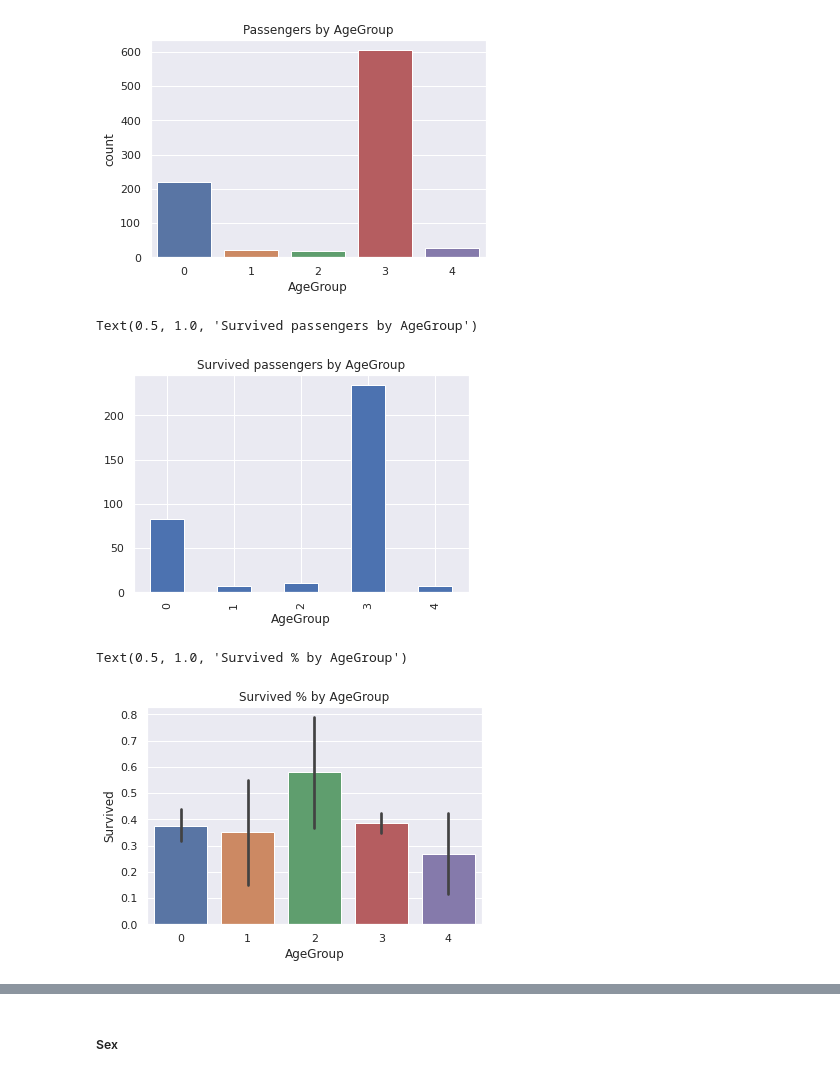
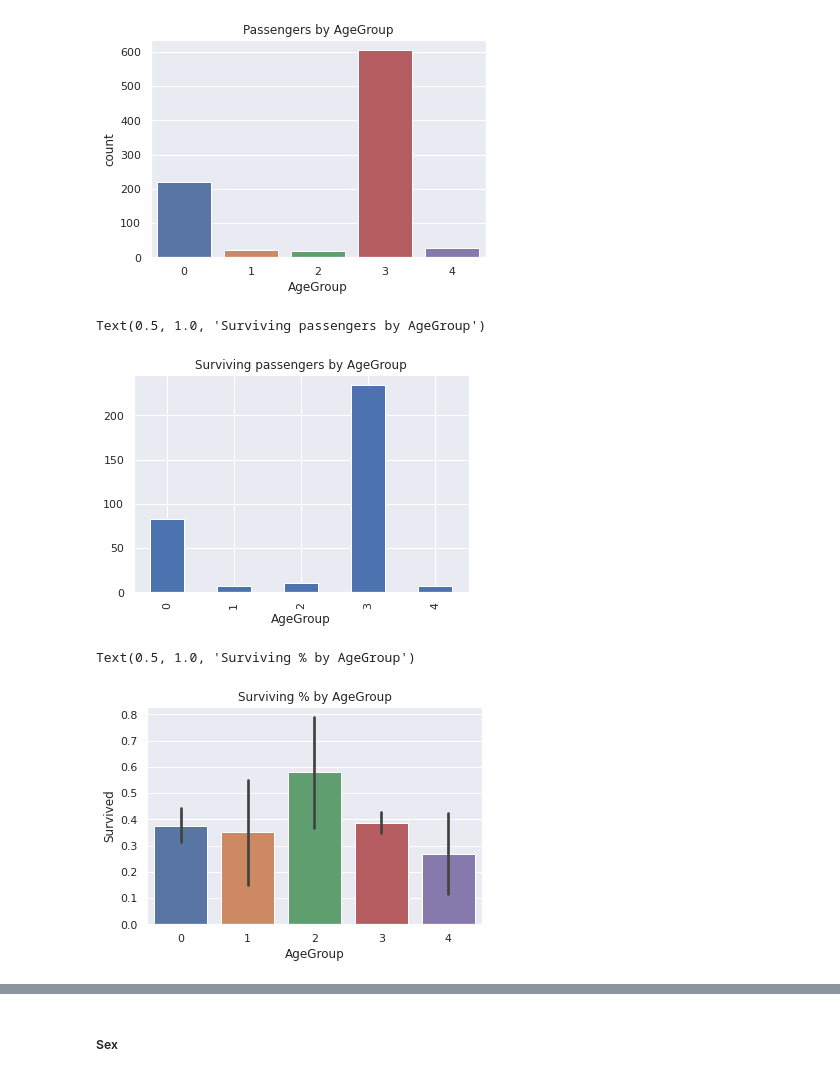
Before and after one commit to lerz30/ML_introduction, a Jupyter notebook: notebooks/pandas_intro.ipynb, the cells around one changed output, grey strips where cells are left out. Saved outputs shown, nothing was run; the diff lists cells and outputs as text; code cells hidden in the pictures.

```diff
--- a/notebooks/pandas_intro.ipynb
+++ b/notebooks/pandas_intro.ipynb
@@ -144,13 +146,13 @@ sns.countplot(x='AgeGroup', data=df).set_title("Passengers by AgeGroup")
 Text(0.5, 1.0, 'Passengers by AgeGroup')
 [figure]
 # %%
-df.groupby('AgeGroup')['Survived'].sum().plot(kind='bar').set_title("Survived passengers by AgeGroup")
+df.groupby('AgeGroup')['Survived'].sum().plot(kind='bar').set_title("Surviving passengers by AgeGroup")
 # %% [output]
-Text(0.5, 1.0, 'Survived passengers by AgeGroup')
+Text(0.5, 1.0, 'Surviving passengers by AgeGroup')
 [figure]
 # %%
-sns.barplot(x='AgeGroup', y='Survived', data=df).set_title("Survived % by AgeGroup")
+sns.barplot(x='AgeGroup', y='Survived', data=df).set_title("Surviving % by AgeGroup")
 # %% [output]
-Text(0.5, 1.0, 'Survived % by AgeGroup')
+Text(0.5, 1.0, 'Surviving % by AgeGroup')
-[figure, old version]
+[figure, new version]
 # %%
```
Also changed, not shown: parts of 53 cells of this notebook, 1 other file.
